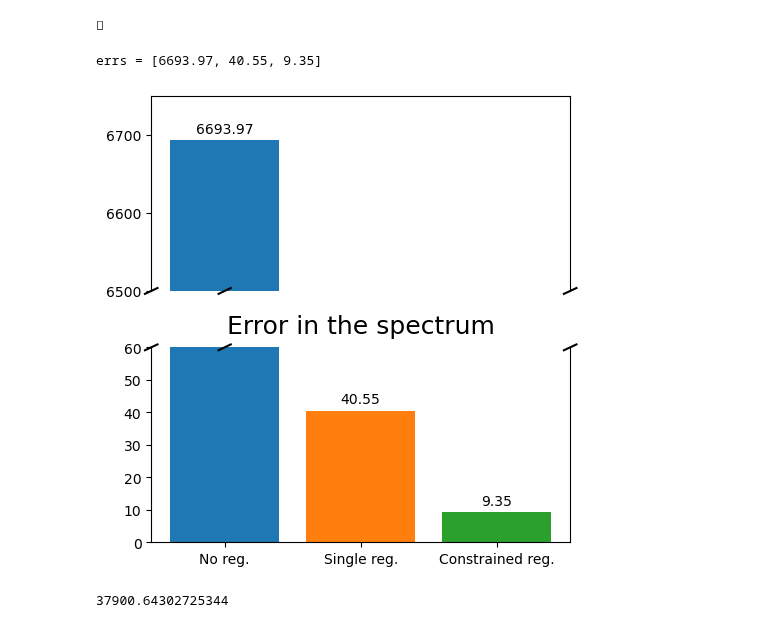
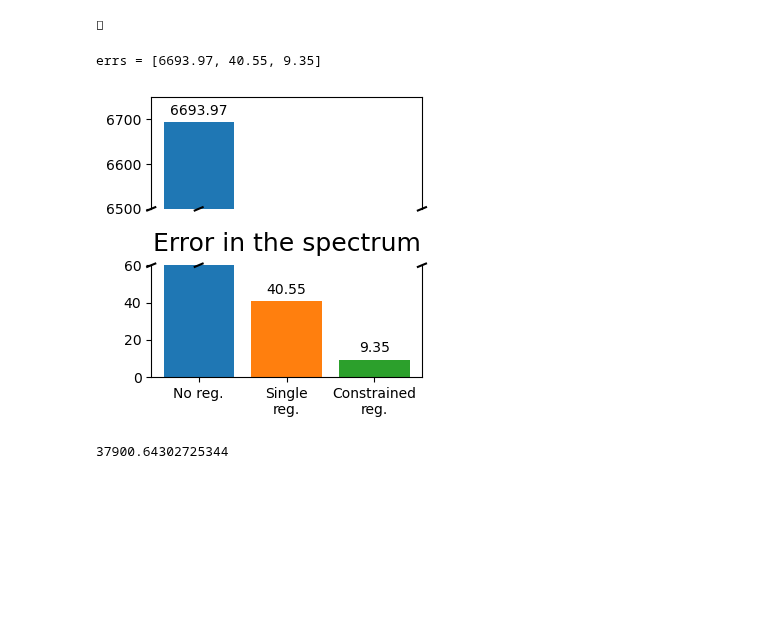
Before and after one commit to ray-chew/pyCSAM, a Jupyter notebook: notebooks/idealised.ipynb, the cells around one changed output. Cells and saved outputs as stored; diff of their text form; code cells hidden in the pictures; blank space fills up the shorter version.

```diff
--- a/notebooks/idealised.ipynb
+++ b/notebooks/idealised.ipynb
@@ -802,9 +806,9 @@ import matplotlib.pyplot as plt
 import numpy as np
 import fontawesome as fa
 
-XX = pd.Series([np.around(no_reg_err,2),np.around(single_reg_err,2),np.around(double_reg_err,2)],index=['No reg.','Single reg.','Constrained reg.'])
+XX = pd.Series([np.around(no_reg_err,2),np.around(single_reg_err,2),np.around(double_reg_err,2)],index=['No reg.','Single\nreg.','Constrained\nreg.'])
 fig, (ax1,ax2) = plt.subplots(2,1,sharex=True,
-                         figsize=(5,5))
+                         figsize=(3.5,3.5))
 ax1.spines['bottom'].set_visible(False)
 ax1.tick_params(axis='x',which='both',bottom=False)
 ax2.spines['top'].set_visible(False)
@@ -821,34 +825,34 @@ ax1.set_yticks(np.arange(6500,6700+100,100))
 bars1 = ax1.bar(XX.index, XX.values, color=('C0'))
 bars2 = ax2.bar(XX.index, XX.values, color=('C0', 'C1', 'C2', 'r'))
 ax1.bar_label(bars1, padding=3)
 ax2.bar_label(bars2, padding=3)
 
 for tick in ax2.get_xticklabels():
     tick.set_rotation(0)
 d = .015
 kwargs = dict(transform=ax1.transAxes, color='k', clip_on=False)
 ax1.plot((-d, +d), (-d, +d), **kwargs)
 ax1.plot((1 - d, 1 + d), (-d, +d), **kwargs)
 kwargs.update(transform=ax2.transAxes)
 ax2.plot((-d, +d), (1 - d, 1 + d), **kwargs)
 ax2.plot((1 - d, 1 + d), (1 - d, 1 + d), **kwargs)
 
 for b1, b2 in zip(bars1, bars2):
     posx = b2.get_x() + b2.get_width()/2.
     if b2.get_height() > bs:
         ax2.plot((posx-3*d, posx+3*d), (1 - d, 1 + d), color='k', clip_on=False,
                  transform=ax2.get_xaxis_transform())
     if b1.get_height() > ts:
         ax1.plot((posx-3*d, posx+3*d), (- d, + d), color='k', clip_on=False,
                  transform=ax1.get_xaxis_transform())
 
 plt.title("Error in the spectrum", fontsize=18, pad=10)
 plt.tight_layout()
 plt.savefig('output/errors.pdf')
 plt.show()
 # %% [output]
 errs = [6693.97, 40.55, 9.35]
-[figure, old version]
+[figure, new version]
 # %%
 print(no_reg_sum)
 # %% [output]
```
Also changed, not shown: parts of 7 cells of this notebook, 4 other files.
